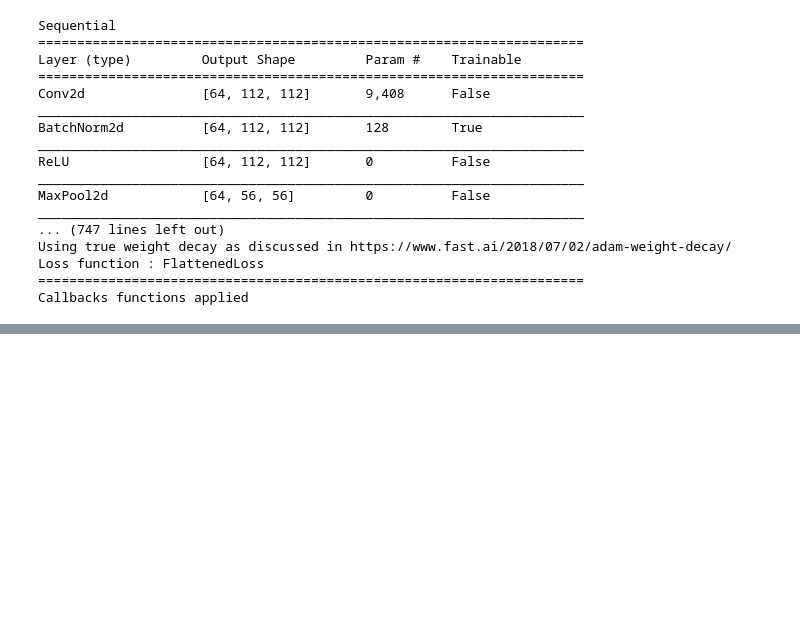
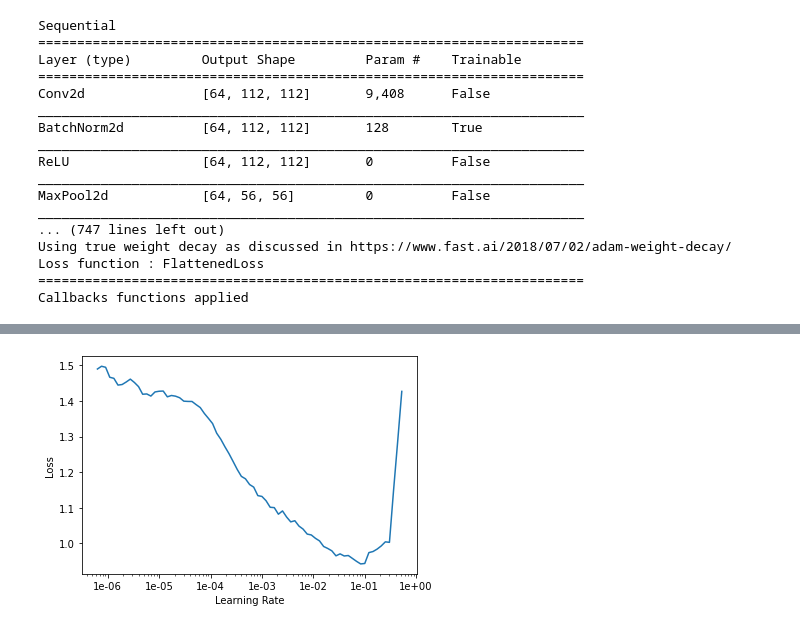
Before and after one commit to UndergraduateArtificialIntelligenceClub/skin_cancer, a Jupyter notebook: skin-cancer-dense_net-fastai.ipynb, the cells around one changed output, grey strips where cells are left out. Cells and saved outputs as stored; diff of their text form; code cells hidden in the pictures; blank space fills up the shorter version.

```diff
--- a/skin-cancer-dense_net-fastai.ipynb
+++ b/skin-cancer-dense_net-fastai.ipynb
@@ -66,0 +69,4 @@ learn.lr_find()
+# %%
+learn.recorder.plot()
+# %% [output]
+[figure, added]
```
Also changed, not shown: parts of 6 cells of this notebook.
